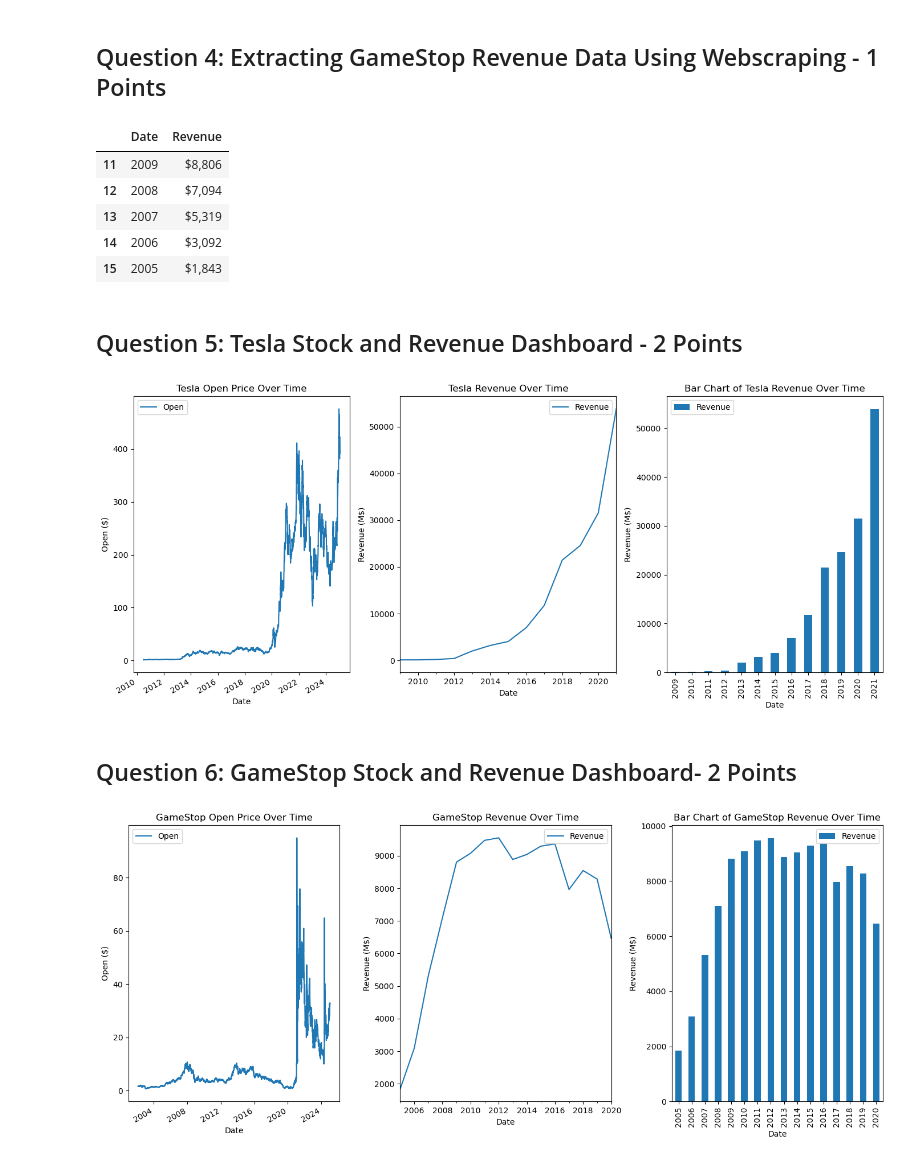
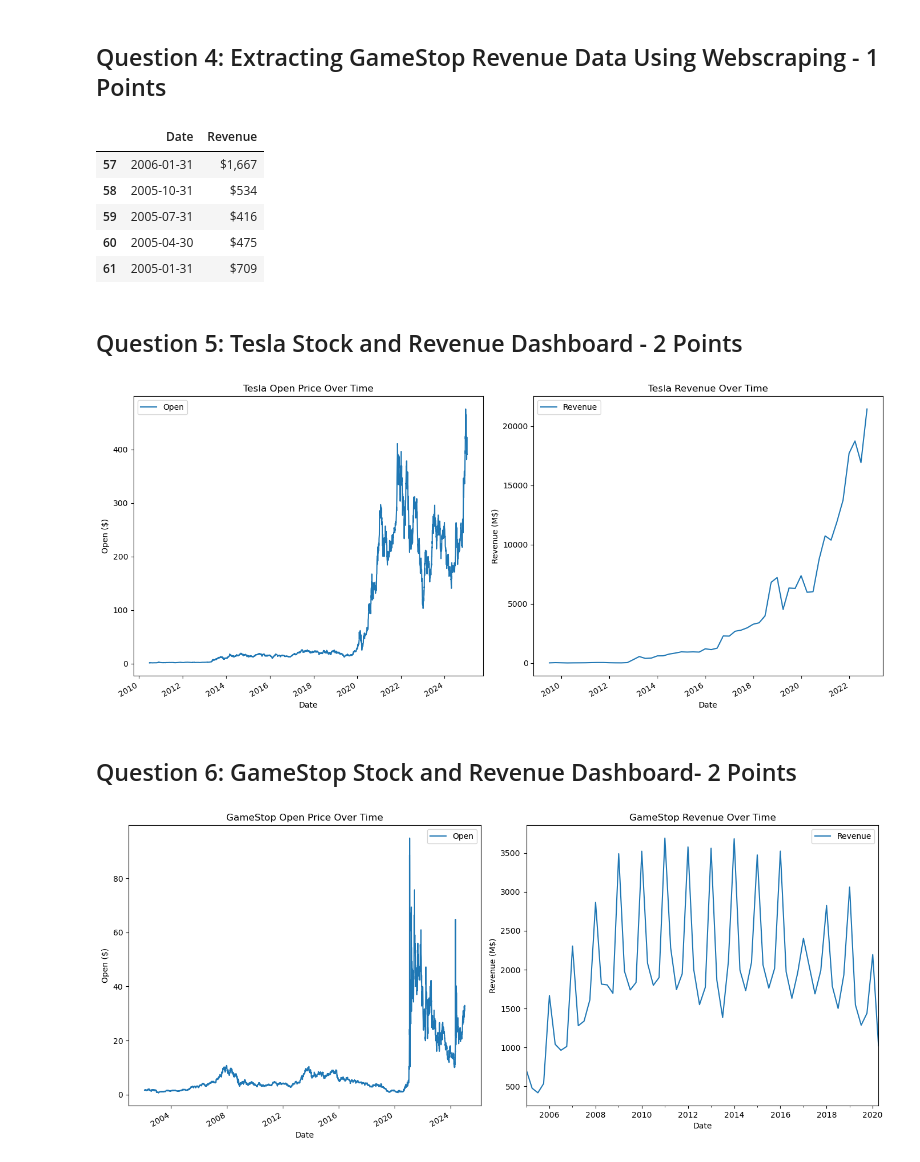
Before and after one commit to shaneob2718/IBMDataScience_StockAnalysis, a Jupyter notebook: Stock_Project.ipynb, the cells around one changed output. Drawn from its saved outputs; the diff is of its cells as text; code cells hidden in the pictures.

```diff
--- a/Stock_Project.ipynb
+++ b/Stock_Project.ipynb
@@ -37,13 +37,23 @@ soup = BeautifulSoup(data_tesla, 'html.parser')
 # %%
 tesla_dataframe = pd.DataFrame(columns=["Date", "Revenue"])
 # %%
+tesla_rev_table = None
+
+# Find the quarterly revenue table
+for table in soup.find_all("table"):
+    if "Tesla Quarterly Revenue" in str(table):
+        tesla_rev_table = table
+
 # First we isolate the body of the table which contains all the information
 # Then we loop through each row and find all the column values for each row
-for row in soup.find("tbody").find_all('tr'):
+for row in tesla_rev_table.tbody.find_all('tr'):
     col = row.find_all("td")
     date = col[0].text
     revenue = col[1].text
 
     # Finally we append the data of each row to the table
-    tesla_dataframe = pd.concat([tesla_dataframe,pd.DataFrame({"Date":[date], "Revenue":[revenue]})], ignore_index=True)
+    if revenue == "":
+        pass
+    else:
+        tesla_dataframe = pd.concat([tesla_dataframe,pd.DataFrame({"Date":[date], "Revenue":[revenue]})], ignore_index=True)
 # %%
@@ -84,24 +94,34 @@ soup = BeautifulSoup(data_gme, 'html.parser')
 # %%
 gme_dataframe = pd.DataFrame(columns=["Date", "Revenue"])
 # %%
+gme_rev_table = None
+
+# Find the quarterly revenue table
+for table in soup.find_all("table"):
+    if "GameStop Quarterly Revenue" in str(table):
+        gme_rev_table = table
+
 # First we isolate the body of the table which contains all the information
 # Then we loop through each row and find all the column values for each row
-for row in soup.find("tbody").find_all('tr'):
+for row in gme_rev_table.tbody.find_all('tr'):
     col = row.find_all("td")
     date = col[0].text
     revenue = col[1].text
 
     # Finally we append the data of each row to the table
-    gme_dataframe = pd.concat([gme_dataframe,pd.DataFrame({"Date":[date], "Revenue":[revenue]})], ignore_index=True)
+    if revenue == "":
+        pass
+    else:
+        gme_dataframe = pd.concat([gme_dataframe,pd.DataFrame({"Date":[date], "Revenue":[revenue]})], ignore_index=True)
 # %%
 gme_dataframe.tail()
 # %% [output]
 |  | Date | Revenue |
-| 11 | 2009 | $8,806 |
-| 12 | 2008 | $7,094 |
-| 13 | 2007 | $5,319 |
-| 14 | 2006 | $3,092 |
-| 15 | 2005 | $1,843 |
+| 57 | 2006-01-31 | $1,667 |
+| 58 | 2005-10-31 | $534 |
+| 59 | 2005-07-31 | $416 |
+| 60 | 2005-04-30 | $475 |
+| 61 | 2005-01-31 | $709 |
 # %% [markdown]
 ## Question 5: Tesla Stock and Revenue Dashboard - 2 Points
 # %%
@@ -118,7 +138,7 @@ tesla_dataframe = tesla_dataframe.dropna(subset=["Revenue"])
 tesla_dataframe["Date"] = pd.to_datetime(tesla_dataframe["Date"])
 # %%
 # Create a Matplotlib figure with 1 row and 2 columns
-fig, axes = plt.subplots(1, 3, figsize=(14, 6))  # 1 row, 2 columns
+fig, axes = plt.subplots(1, 2, figsize=(14, 6))  # 1 row, 2 columns
 
 # First plot: Revenue over time
 tesla_prices.plot(x="Date", y="Open", ax=axes[0], title="Tesla Open Price Over Time")
@@ -130,20 +150,12 @@ tesla_dataframe.plot(x="Date", y="Revenue", ax=axes[1], title="Tesla Revenue Ove
 axes[1].set_xlabel("Date")
 axes[1].set_ylabel("Revenue (M$)")
 
-# Extract the year from the Date column
-tesla_dataframe["Year"] = tesla_dataframe["Date"].dt.year
-# Sorts the dates in ascending order
-tesla_dataframe = tesla_dataframe.sort_values("Date")
-# Third plot: A bar chart for the revenue
-tesla_dataframe.plot(x="Year", y="Revenue", kind="bar", ax=axes[2], title="Bar Chart of Tesla Revenue Over Time")
-axes[2].set_xlabel("Date")
-axes[2].set_ylabel("Revenue (M$)")
 
 # Adjust layout
 plt.tight_layout()
 plt.show()
 # %% [output]
-[figure, old version]
+[figure, new version]
 # %% [markdown]
 ## Question 6: GameStop Stock and Revenue Dashboard- 2 Points
 # %%
@@ -160,29 +172,20 @@ gme_dataframe = gme_dataframe.dropna(subset=["Revenue"])
 gme_dataframe["Date"] = pd.to_datetime(gme_dataframe["Date"])
 # %%
 # Create a Matplotlib figure with 1 row and 2 columns
-fig, axes = plt.subplots(1, 3, figsize=(14, 6))  # 1 row, 2 columns
+fig, axes = plt.subplots(1, 2, figsize=(14, 6))  # 1 row, 2 columns
 
 # First plot: Revenue over time
 gme_prices.plot(x="Date", y="Open", ax=axes[0], title="GameStop Open Price Over Time")
 axes[0].set_xlabel("Date")
 axes[0].set_ylabel("Open ($)")
 
 # Second plot: Add another example plot (e.g., revenue trend as a bar chart)
 gme_dataframe.plot(x="Date", y="Revenue", ax=axes[1], title="GameStop Revenue Over Time")
 axes[1].set_xlabel("Date")
 axes[1].set_ylabel("Revenue (M$)")
 
-# Extract the year from the Date column
-gme_dataframe["Year"] = gme_dataframe["Date"].dt.year
-# Sorts the dates in ascending order
-gme_dataframe = gme_dataframe.sort_values("Date")
-# Third plot: A bar chart for the revenue
-gme_dataframe.plot(x="Year", y="Revenue", kind="bar", ax=axes[2], title="Bar Chart of GameStop Revenue Over Time")
-axes[2].set_xlabel("Date")
-axes[2].set_ylabel("Revenue (M$)")
-
 # Adjust layout
 plt.tight_layout()
 plt.show()
 # %% [output]
-[figure, old version]
+[figure, new version]
```
Also changed, not shown: parts of 2 cells of this notebook.
